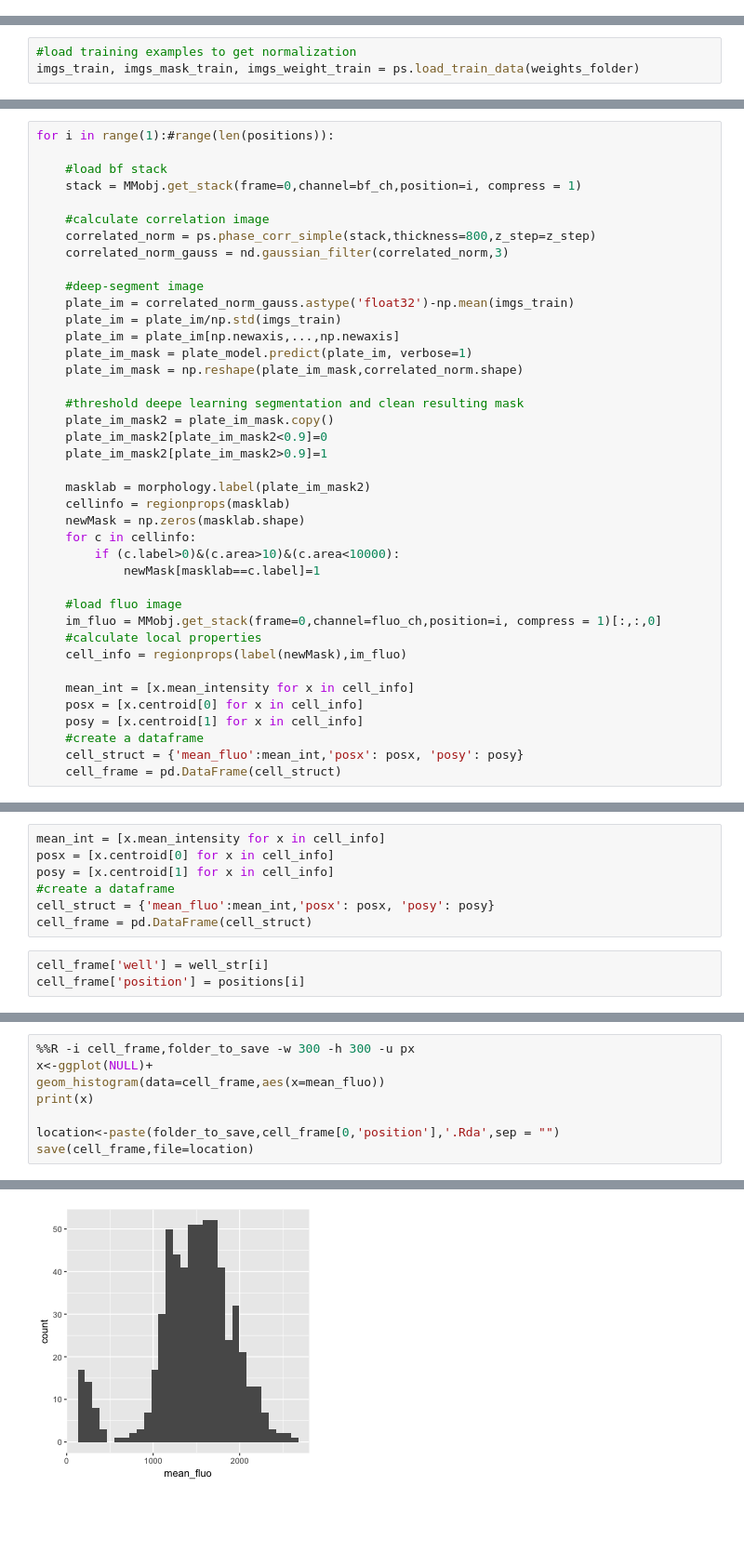
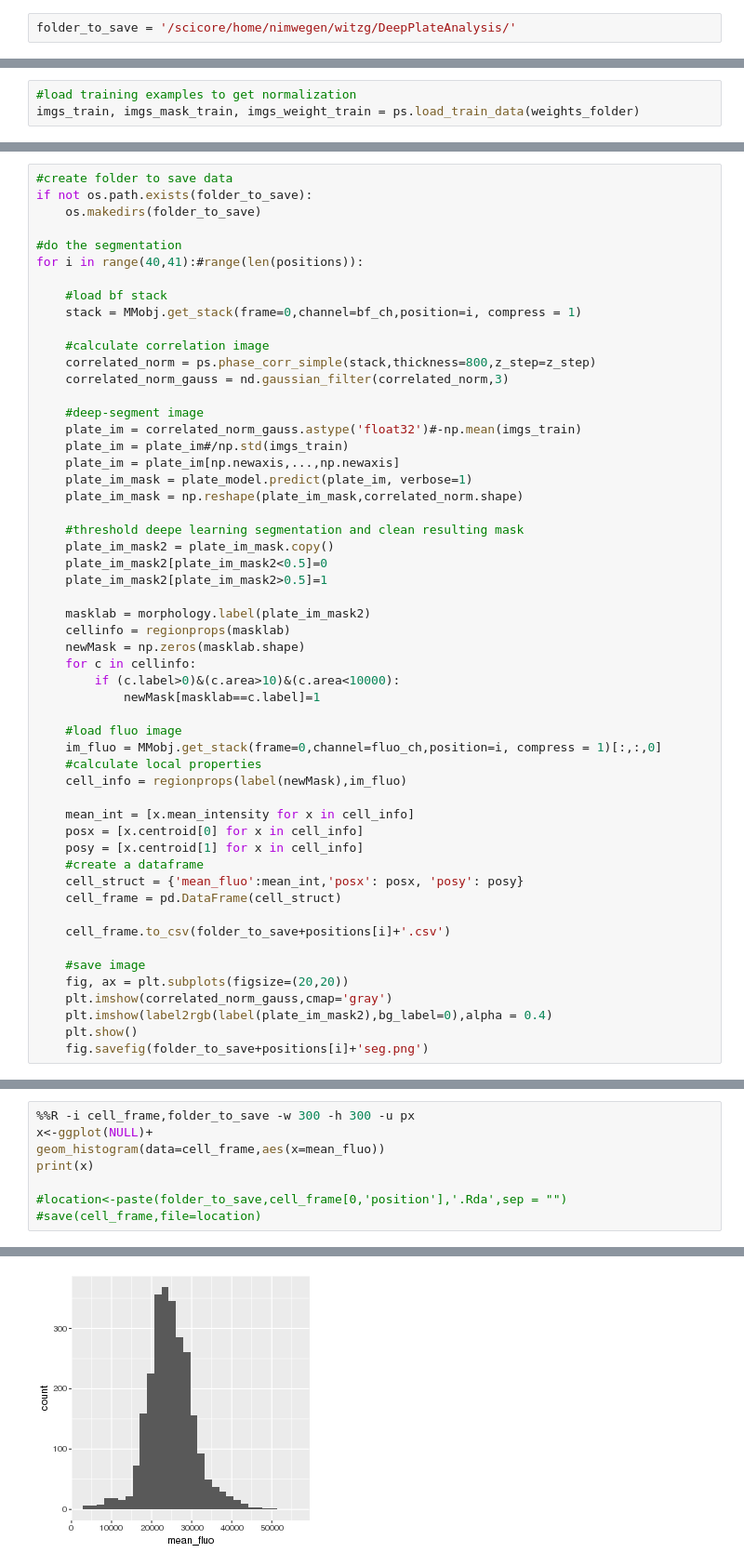
Before and after one commit to guiwitz/DeepPlateSegmenter, a Jupyter notebook: deep_plate_analysis.ipynb, the cells around one changed output, grey strips where cells are left out. Shown at 93% size. Saved outputs shown, nothing was run; the diff lists cells and outputs as text; blank space fills up the shorter version.

```diff
--- a/deep_plate_analysis.ipynb
+++ b/deep_plate_analysis.ipynb
@@ -40,3 +37,5 @@ folder_to_save = '/Users/guillaume/Desktop/PostdocBasel/PlateData/201710126_lowe
+# %%
+folder_to_save = '/scicore/home/nimwegen/witzg/DeepPlateAnalysis/'
 # %%
 MMobj = MMData(folder = folder)
 print(MMobj.channels)
@@ -59,7 +59,12 @@ positions, well = ps.get_position_names(MMobj)
 well_index = np.ravel([[x for x in range(well.shape[0]) if well[x] in y] for y in positions])
 well_str = well[well_index]
 # %%
-for i in range(1):#range(len(positions)):
+#create folder to save data
+if not os.path.exists(folder_to_save):
+    os.makedirs(folder_to_save)
+
+#do the segmentation
+for i in range(40,41):#range(len(positions)):
 
     #load bf stack
     stack = MMobj.get_stack(frame=0,channel=bf_ch,position=i, compress = 1)
@@ -69,16 +74,16 @@ for i in range(1):#range(len(positions)):
     correlated_norm_gauss = nd.gaussian_filter(correlated_norm,3)
 
     #deep-segment image
-    plate_im = correlated_norm_gauss.astype('float32')-np.mean(imgs_train)
-    plate_im = plate_im/np.std(imgs_train)
+    plate_im = correlated_norm_gauss.astype('float32')#-np.mean(imgs_train)
+    plate_im = plate_im#/np.std(imgs_train)
     plate_im = plate_im[np.newaxis,...,np.newaxis]
     plate_im_mask = plate_model.predict(plate_im, verbose=1)
     plate_im_mask = np.reshape(plate_im_mask,correlated_norm.shape)
 
     #threshold deepe learning segmentation and clean resulting mask
     plate_im_mask2 = plate_im_mask.copy()
-    plate_im_mask2[plate_im_mask2<0.9]=0
-    plate_im_mask2[plate_im_mask2>0.9]=1
+    plate_im_mask2[plate_im_mask2<0.5]=0
+    plate_im_mask2[plate_im_mask2>0.5]=1
 
     masklab = morphology.label(plate_im_mask2)
     cellinfo = regionprops(masklab)
@@ -98,4 +103,13 @@ for i in range(1):#range(len(positions)):
     #create a dataframe
     cell_struct = {'mean_fluo':mean_int,'posx': posx, 'posy': posy}
     cell_frame = pd.DataFrame(cell_struct)
+
+    cell_frame.to_csv(folder_to_save+positions[i]+'.csv')
+
+    #save image
+    fig, ax = plt.subplots(figsize=(20,20))
+    plt.imshow(correlated_norm_gauss,cmap='gray')
+    plt.imshow(label2rgb(label(plate_im_mask2),bg_label=0),alpha = 0.4)
+    plt.show()
+    fig.savefig(folder_to_save+positions[i]+'seg.png')
 # %% [output]
@@ -109,10 +117,0 @@ for i in range(1):#range(len(positions)):
-# %%
-mean_int = [x.mean_intensity for x in cell_info]
-posx = [x.centroid[0] for x in cell_info]
-posy = [x.centroid[1] for x in cell_info]
-#create a dataframe
-cell_struct = {'mean_fluo':mean_int,'posx': posx, 'posy': posy}
-cell_frame = pd.DataFrame(cell_struct)
-# %%
-cell_frame['well'] = well_str[i]
-cell_frame['position'] = positions[i]
@@ -143,11 +118,11 @@ if not os.path.exists(folder_to_save):
 # %%
 %%R -i cell_frame,folder_to_save -w 300 -h 300 -u px
 x<-ggplot(NULL)+
 geom_histogram(data=cell_frame,aes(x=mean_fluo))
 print(x)
 
-location<-paste(folder_to_save,cell_frame[0,'position'],'.Rda',sep = "")
-save(cell_frame,file=location)
+#location<-paste(folder_to_save,cell_frame[0,'position'],'.Rda',sep = "")
+#save(cell_frame,file=location)
 # %% [output]
   warnings.warn(x, RRuntimeWarning)
-[figure, old version]
+[figure, new version]
```
Also changed, not shown: parts of 11 cells of this notebook, 2 other files.
